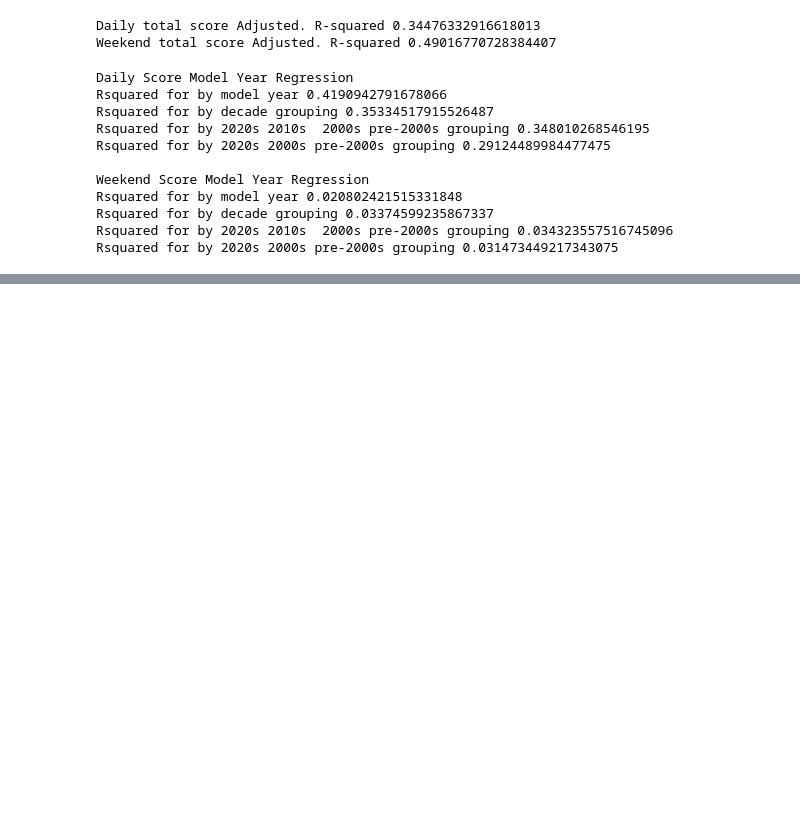
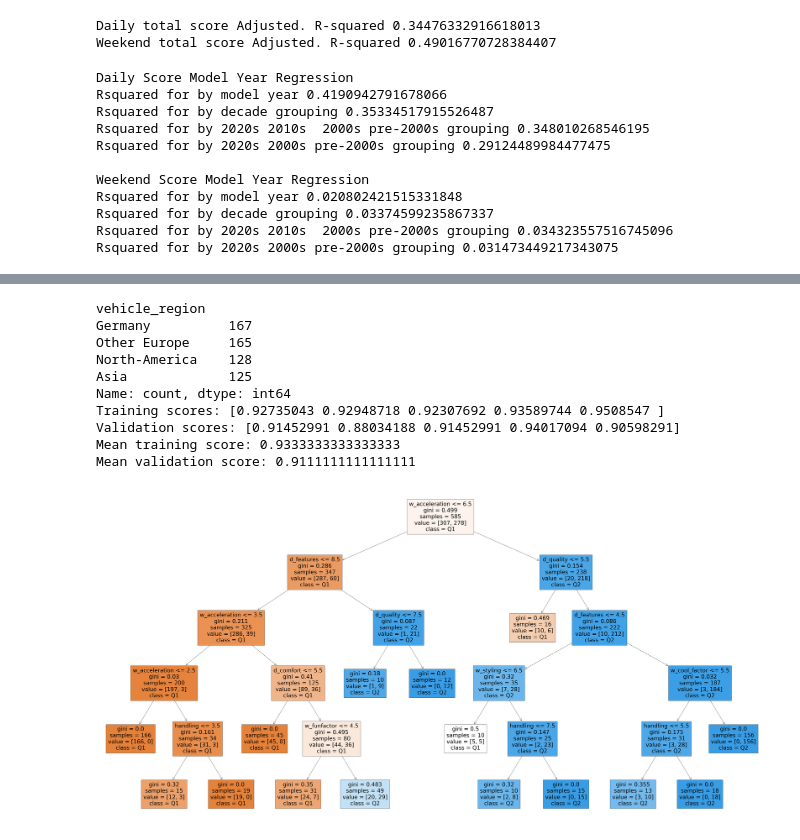
Before and after one commit to zcstarr/dougscore, a Jupyter notebook: dougs.ipynb, the cells around one changed output, grey strips where cells are left out. Saved outputs shown, nothing was run; the diff lists cells and outputs as text; code cells hidden in the pictures; blank space fills up the shorter version.

```diff
--- a/dougs.ipynb
+++ b/dougs.ipynb
@@ -1050,7 +1074,7 @@ df[['brand','film_region','film_country','vehicle_country']]
 # df['vehicle_country'].value_counts()
 # df['doug_quantile']=df[['dougscore']].quantile([0.2,0.4,0.6,0.8,1.0])
 # here we translate into quintiles
-df['doug_quantile'] = pd.qcut(df['dougscore'], q=3, labels=False)
+df['doug_quantile'] = pd.qcut(df['dougscore'], q=2, labels=False)
 
 
 
@@ -1096,33 +1120,45 @@ y = df['doug_quantile']
 clf = DecisionTreeClassifier(max_depth=5,criterion='gini', random_state=42, min_samples_split=10, min_samples_leaf=10)  # Limiting depth for visualization purposes
 # Perform 5-fold cross-validation on the decision tree classifier
 stratified_kfold = StratifiedKFold(n_splits=5, shuffle=True, random_state=42)
 cv_results = cross_validate(clf, X, y, cv=stratified_kfold, return_train_score=True)
 # Print the cross-validation results
 print('Training scores:', cv_results['train_score'])
 print('Validation scores:', cv_results['test_score'])
 print('Mean training score:', cv_results['train_score'].mean())
 print('Mean validation score:', cv_results['test_score'].mean())
 
 clf.fit(X, y)
 
 
 # Map the one-hot encoded columns back to the original categorical values
 X_decoded = encoder.inverse_transform(X_encoded)
 X_decoded_df = pd.DataFrame(X_decoded, columns=cat_features)
 
 # Visualize the decision tree
 plt.figure(figsize=(80,40))
 plot_tree(clf, feature_names=list(X.columns), class_names=['Q1', 'Q2', 'Q3', 'Q4', 'Q5'], filled=True)
 #plt.show()
 
 # I tried removing category data and only gained marginal improvement in the model
 
 # Extract the decision paths for each target class
 path_indicator = clf.decision_path(X)
 path_indicator_csr = path_indicator.tocsr()
 paths = []
 for i in range(clf.n_classes_):
     paths.append(path_indicator_csr[:, clf.tree_.children_left[0]:clf.tree_.children_right[0]].toarray())
+# %% [output]
+vehicle_region
+Germany          167
+Other Europe     165
+North-America    128
+Asia             125
+Name: count, dtype: int64
+Training scores: [0.92735043 0.92948718 0.92307692 0.93589744 0.9508547 ]
+Validation scores: [0.91452991 0.88034188 0.91452991 0.94017094 0.90598291]
+Mean training score: 0.9333333333333333
+Mean validation score: 0.9111111111111111
+[figure, added]
 # %%
 from sklearn.ensemble import RandomForestClassifier
 from sklearn.preprocessing import OneHotEncoder
```
Also changed, not shown: parts of 5 cells of this notebook.
